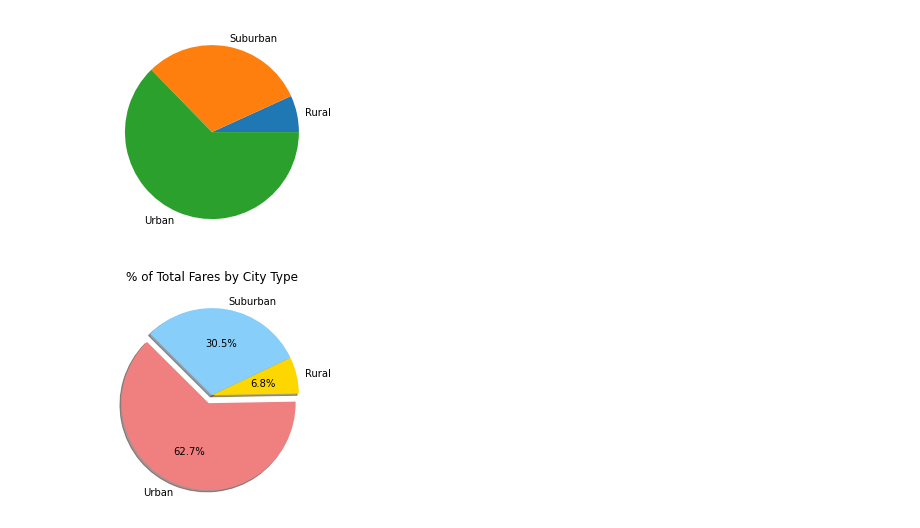
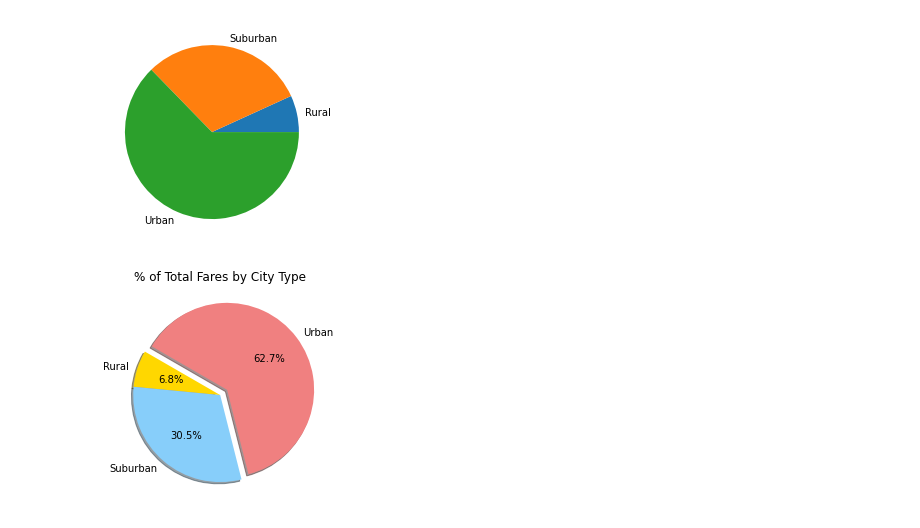
Before and after one commit to bdod92/PyBer_Analysis, a Jupyter notebook: PyBer/PyBer.ipynb, the cells around one changed output. Cells and saved outputs as stored; diff of their text form; code cells hidden in the pictures.

Commit message:
another pie chart

```diff
--- a/PyBer/PyBer.ipynb
+++ b/PyBer/PyBer.ipynb
@@ -617,13 +617,13 @@ plt.show()
 # %%
 # Build the percentage of fares by city type pie chart.
 plt.pie(type_percents,
     labels=["Rural", "Suburban", "Urban"],
     colors=["gold", "lightskyblue", "lightcoral"],
     explode=[0, 0, 0.1],
     autopct='%1.1f%%',
-    shadow=True, startangle=510)
+    shadow=True, startangle=150)
 plt.title("% of Total Fares by City Type")
 # Show Figure
 plt.show()
 # %% [output]
-[figure, old version]
+[figure, new version]
```
Also changed, not shown: parts of 2 cells of this notebook, 1 other file.
